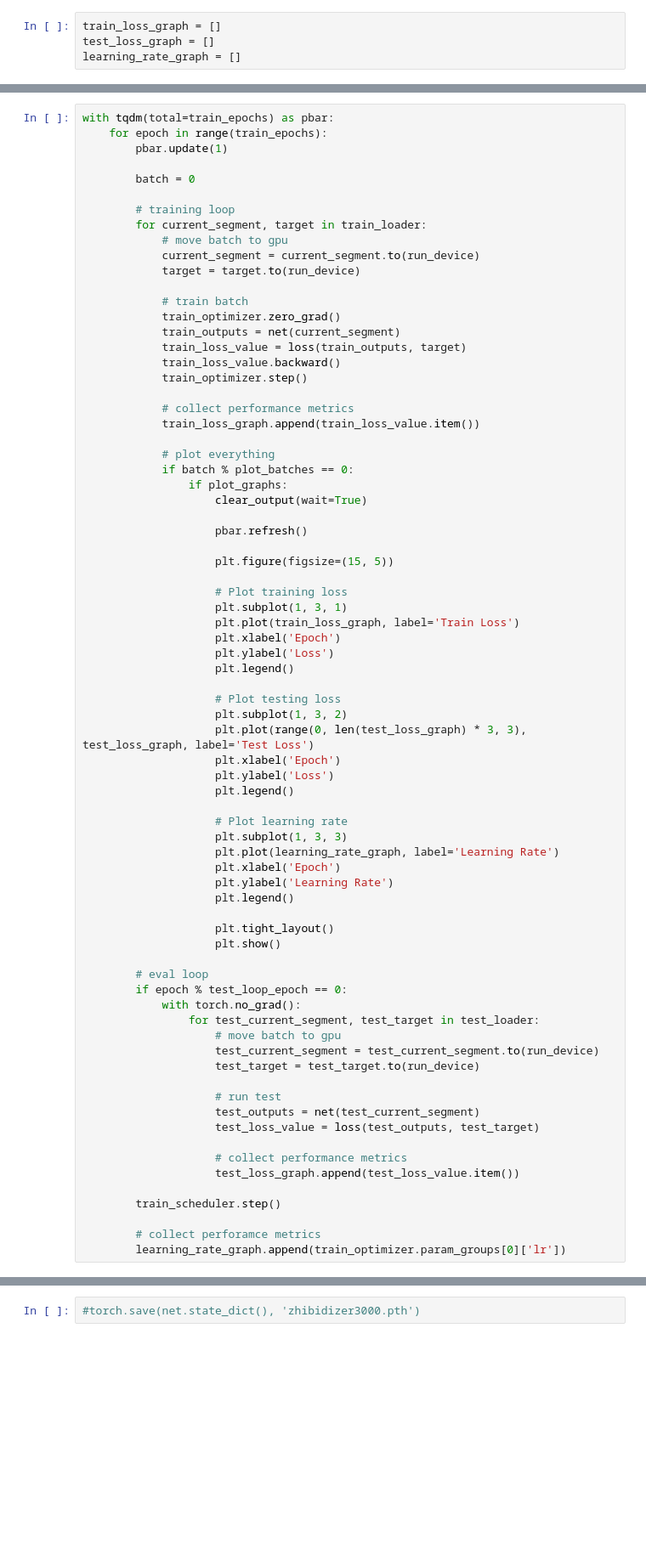
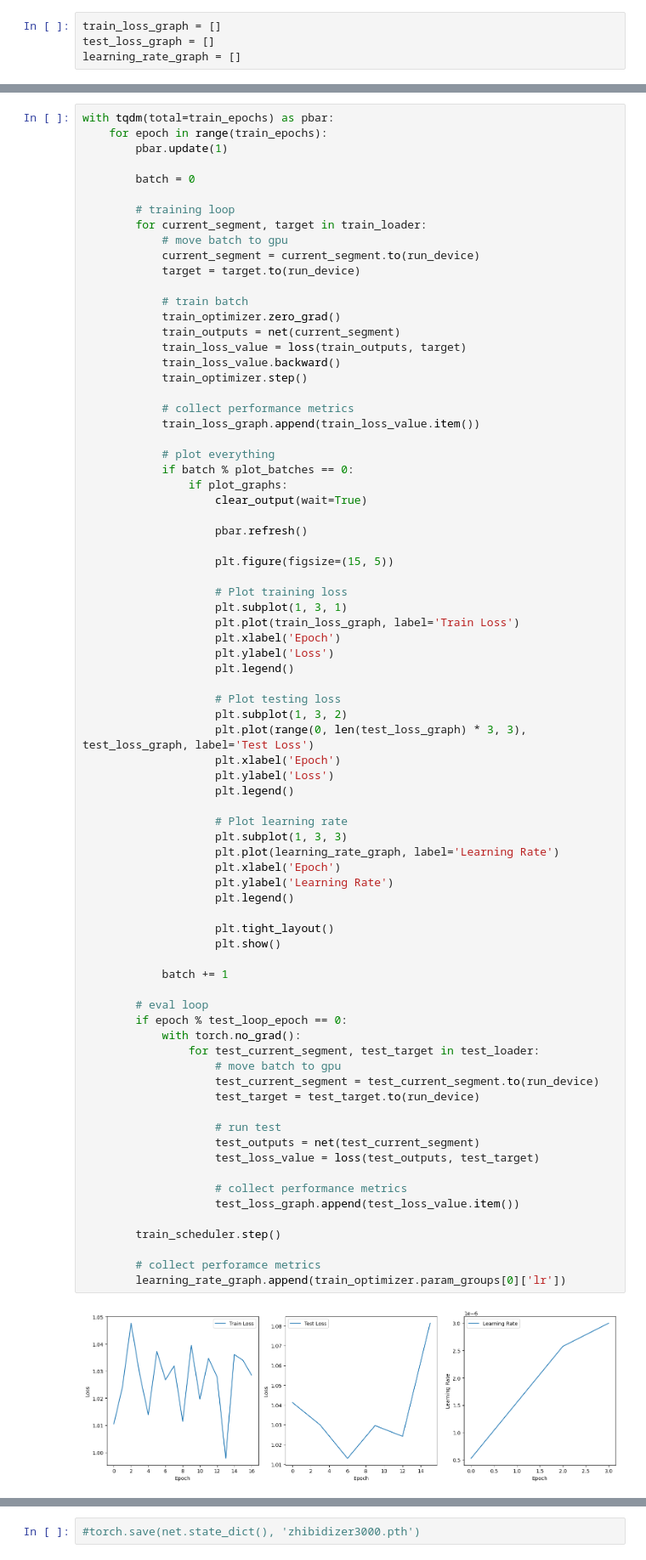
Before and after one commit to marmust/GIT_SYNC, a Jupyter notebook: normal_train.ipynb, the cells around one changed output, grey strips where cells are left out. Shown: that part at 85% size. Cells and saved outputs as stored; diff of their text form; blank space fills up the shorter version.

```diff
--- a/normal_train.ipynb
+++ b/normal_train.ipynb
@@ -572,30 +571,33 @@ with tqdm(total=train_epochs) as pbar:
                     # Plot learning rate
                     plt.subplot(1, 3, 3)
                     plt.plot(learning_rate_graph, label='Learning Rate')
                     plt.xlabel('Epoch')
                     plt.ylabel('Learning Rate')
                     plt.legend()
 
                     plt.tight_layout()
                     plt.show()
 
+            batch += 1
+
         # eval loop
         if epoch % test_loop_epoch == 0:
             with torch.no_grad():
                 for test_current_segment, test_target in test_loader:
                     # move batch to gpu
                     test_current_segment = test_current_segment.to(run_device)
                     test_target = test_target.to(run_device)
 
                     # run test
                     test_outputs = net(test_current_segment)
                     test_loss_value = loss(test_outputs, test_target)
 
                     # collect performance metrics
                     test_loss_graph.append(test_loss_value.item())
 
         train_scheduler.step()
 
         # collect perforamce metrics
         learning_rate_graph.append(train_optimizer.param_groups[0]['lr'])
 # %% [output]
+[figure, added]
```
Also changed, not shown: parts of 6 cells of this notebook.
